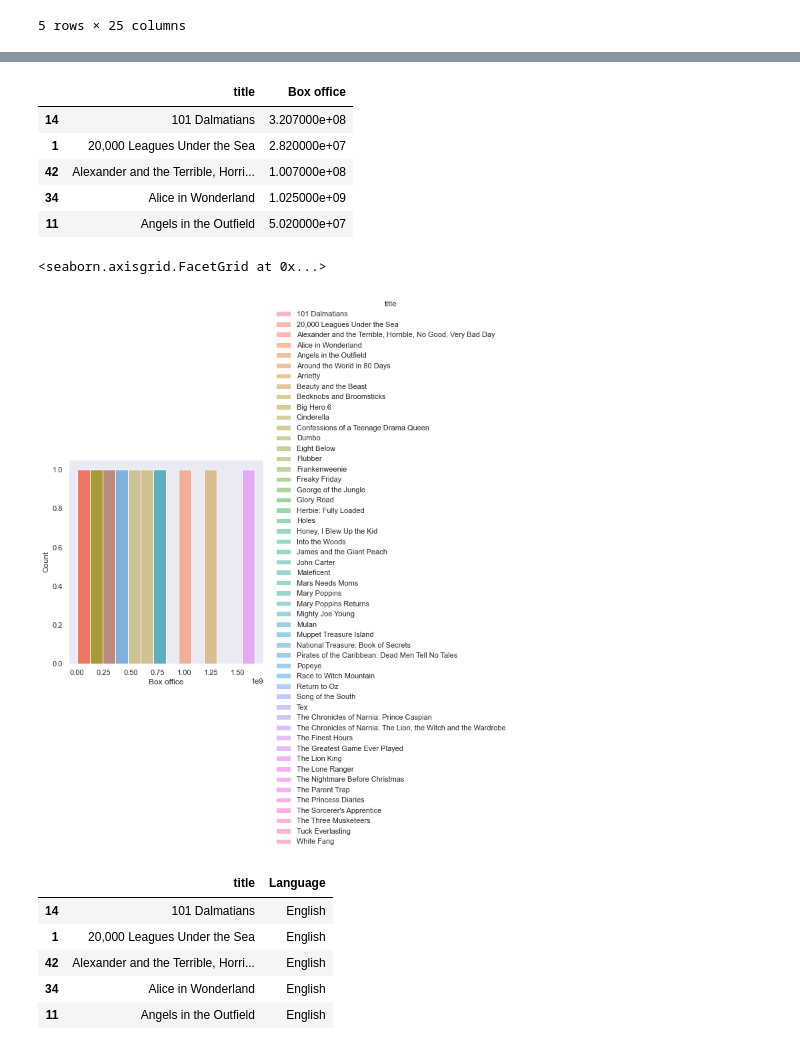
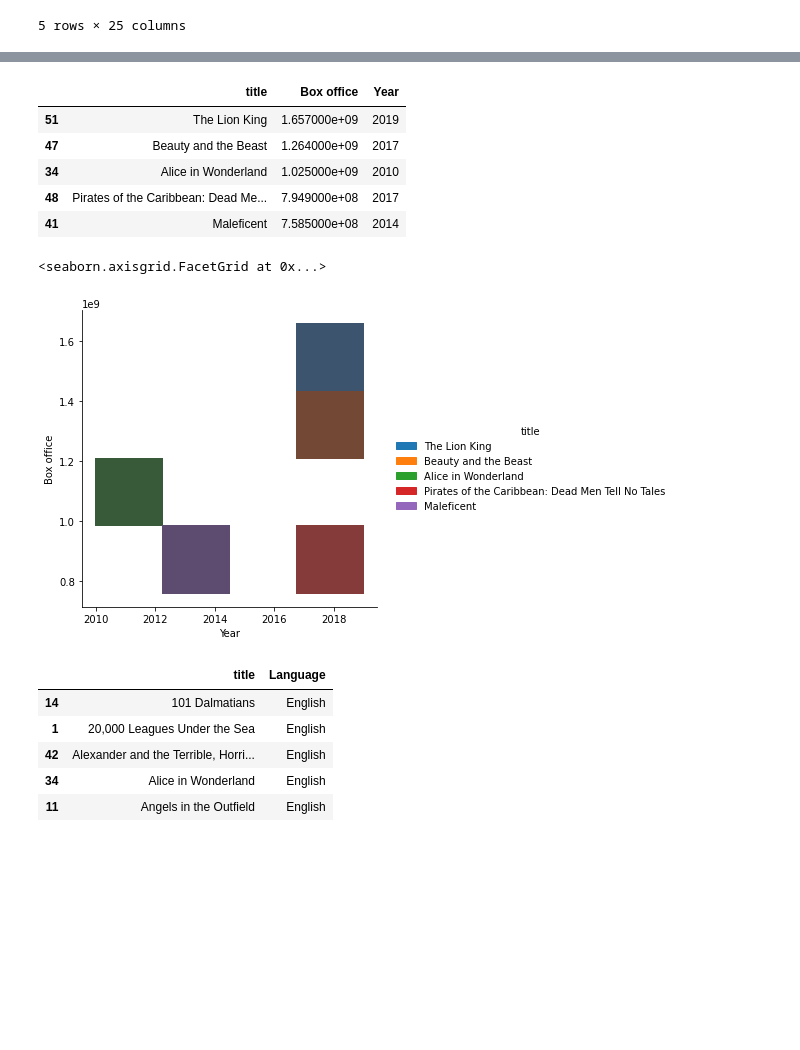
Before and after one commit to Coachsteveee/daily-commit-challenge, a Jupyter notebook: proj.ipynb, the cells around one changed output, grey strips where cells are left out. Saved outputs shown, nothing was run; the diff lists cells and outputs as text; code cells hidden in the pictures; blank space fills up the shorter version.

```diff
--- a/proj.ipynb
+++ b/proj.ipynb
@@ -422,19 +416,20 @@ sns.heatmap(nu, annot=True, cmap='YlGnBu')
 # %%
-pp = disney_[['title', 'Box office']].sort_values(by='title')
+pp = disney_[['title', 'Box office','Year']].sort_values(by='Box office', ascending=False)
 
-pp.head()
+x = pp[:5]
+x
 # %% [output]
-|  | title | Box office |
-| 14 | 101 Dalmatians | 3.207000e+08 |
-| 1 | 20,000 Leagues Under the Sea | 2.820000e+07 |
-| 42 | Alexander and the Terrible, Horri... | 1.007000e+08 |
-| 34 | Alice in Wonderland | 1.025000e+09 |
-| 11 | Angels in the Outfield | 5.020000e+07 |
+|  | title | Box office | Year |
+| 51 | The Lion King | 1.657000e+09 | 2019 |
+| 47 | Beauty and the Beast | 1.264000e+09 | 2017 |
+| 34 | Alice in Wonderland | 1.025000e+09 | 2010 |
+| 48 | Pirates of the Caribbean: Dead Me... | 7.949000e+08 | 2017 |
+| 41 | Maleficent | 7.585000e+08 | 2014 |
 # %%
-sns.displot(x='Box office', data=pp, hue='title')
+sns.displot(data=x, x='Year', y='Box office', hue='title', color='reds')
 # %% [output]
 <seaborn.axisgrid.FacetGrid at 0x...>
-[figure, old version]
+[figure, new version]
 # %%
 tl = disney_[['title', 'Language']].sort_values(by='title')
 tl.head()
```
Also changed, not shown: parts of 14 cells of this notebook.
